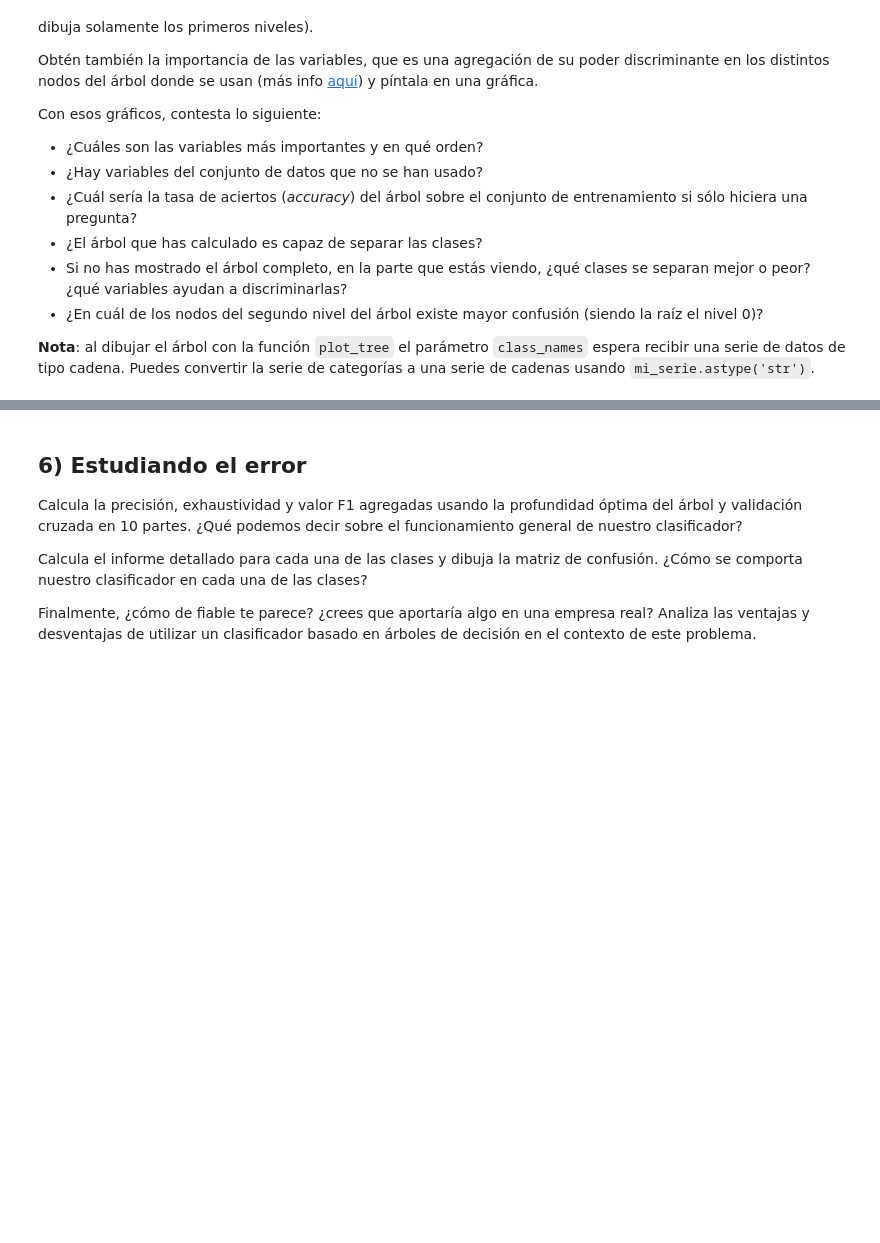
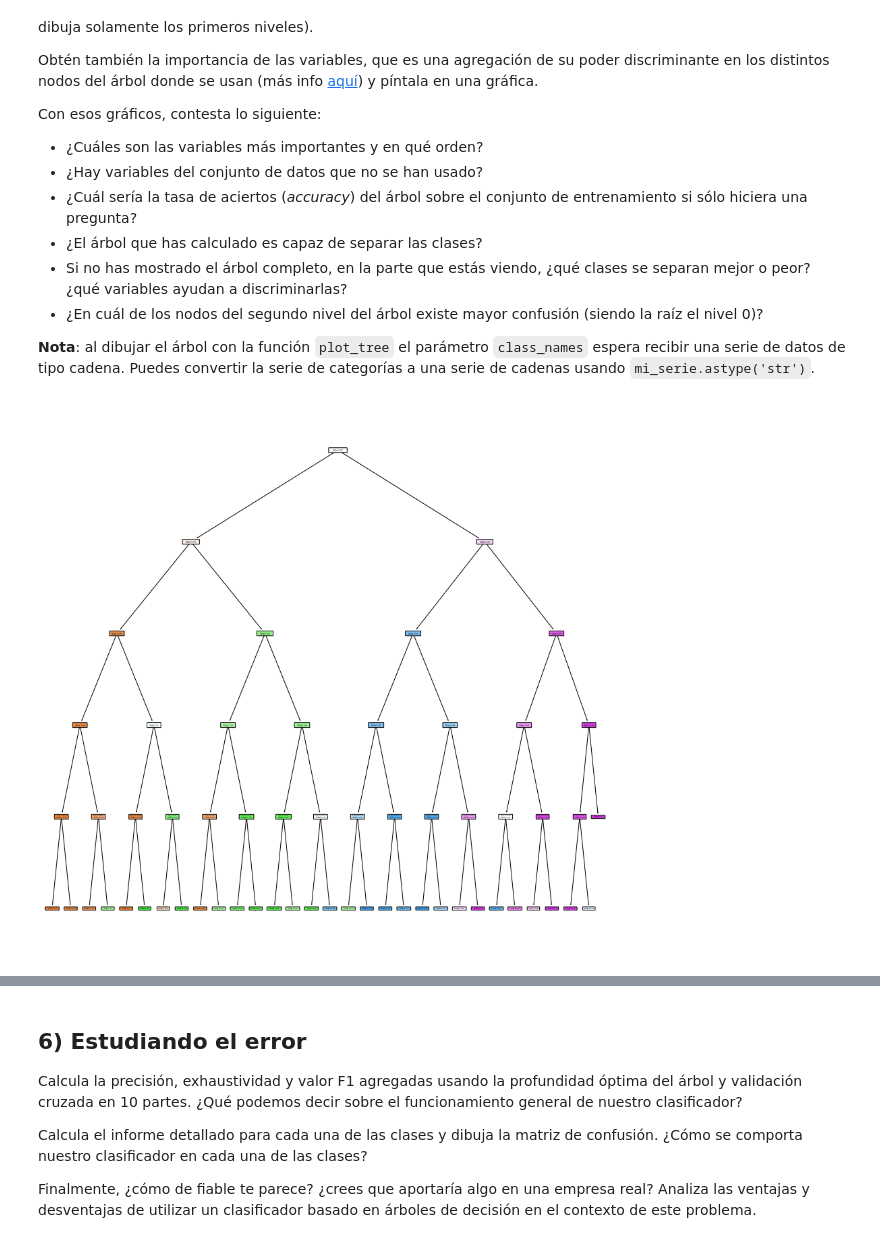
Before and after one commit to Carlanganas98/IA2, a Jupyter notebook: Pr1/P2_clasificacion_enunciado.ipynb, the cells around one changed output, grey strips where cells are left out. Drawn from its saved outputs; the diff is of its cells as text; code cells hidden in the pictures; blank space fills up the shorter version.

```diff
--- a/Pr1/P2_clasificacion_enunciado.ipynb
+++ b/Pr1/P2_clasificacion_enunciado.ipynb
@@ -262,3 +293,12 @@ Con esos gráficos, contesta lo siguiente:
 - ¿En cuál de los nodos del segundo nivel del árbol existe mayor confusión (siendo la raíz el nivel 0)?
 
 __Nota__: al dibujar el árbol con la función `plot_tree` el parámetro `class_names` espera recibir una serie de datos de tipo cadena. Puedes convertir la serie de categorías a una serie de cadenas usando `mi_serie.astype('str')`.
+# %%
+clf2 = DecisionTreeClassifier(criterion="entropy", max_depth=5, min_samples_split=5, random_state=83)
+clf2 = clf2.fit(df2, df.price_range)
+# %%
+plt.figure(figsize=(15,15))
+plot_tree(clf2, filled=True, rounded=True)
+plt.show()
+# %% [output]
+[figure, added]
```
Also changed, not shown: parts of 5 cells of this notebook.
